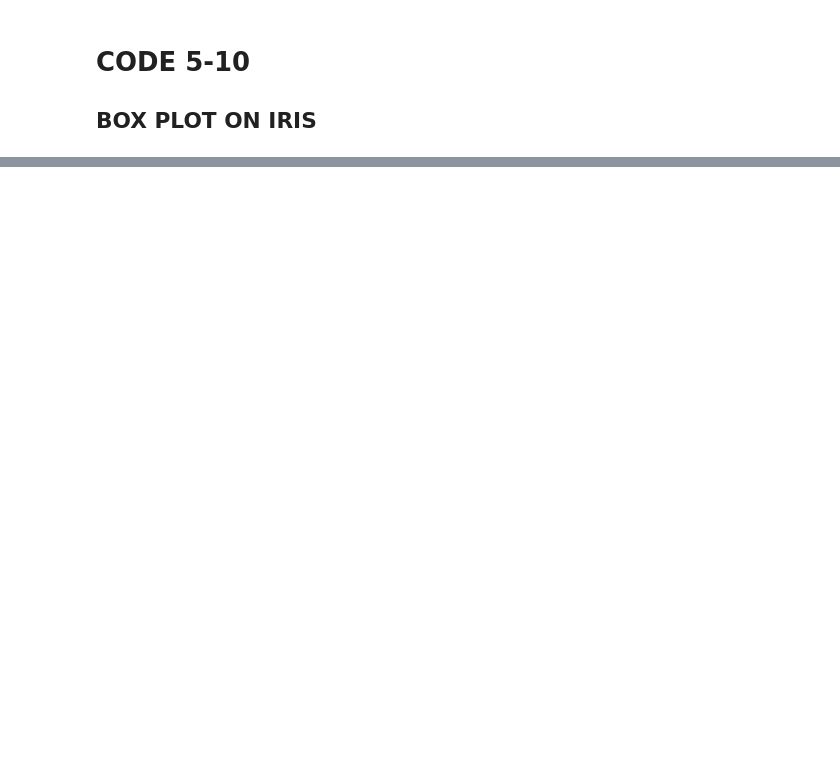
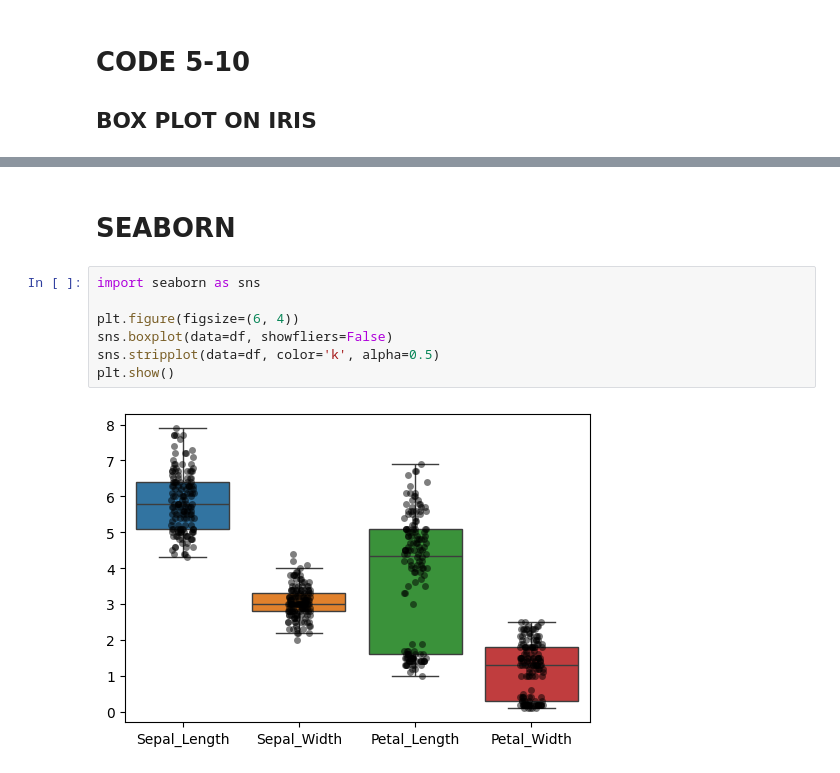
Before and after one commit to kalzumaki/exploring-data, a Jupyter notebook: chp05/code5-10.ipynb, the cells around one changed output, grey strips where cells are left out. Drawn from its saved outputs; the diff is of its cells as text; blank space fills up the shorter version.

```diff
--- a/chp05/code5-10.ipynb
+++ b/chp05/code5-10.ipynb
@@ -13,0 +14,11 @@ plt.show()
+# %% [markdown]
+# SEABORN
+# %%
+import seaborn as sns
+
+plt.figure(figsize=(6, 4))
+sns.boxplot(data=df, showfliers=False)
+sns.stripplot(data=df, color='k', alpha=0.5)
+plt.show()
+# %% [output]
+[figure, added]
```
Also changed, not shown: parts of 1 cell of this notebook, 2 other files.
